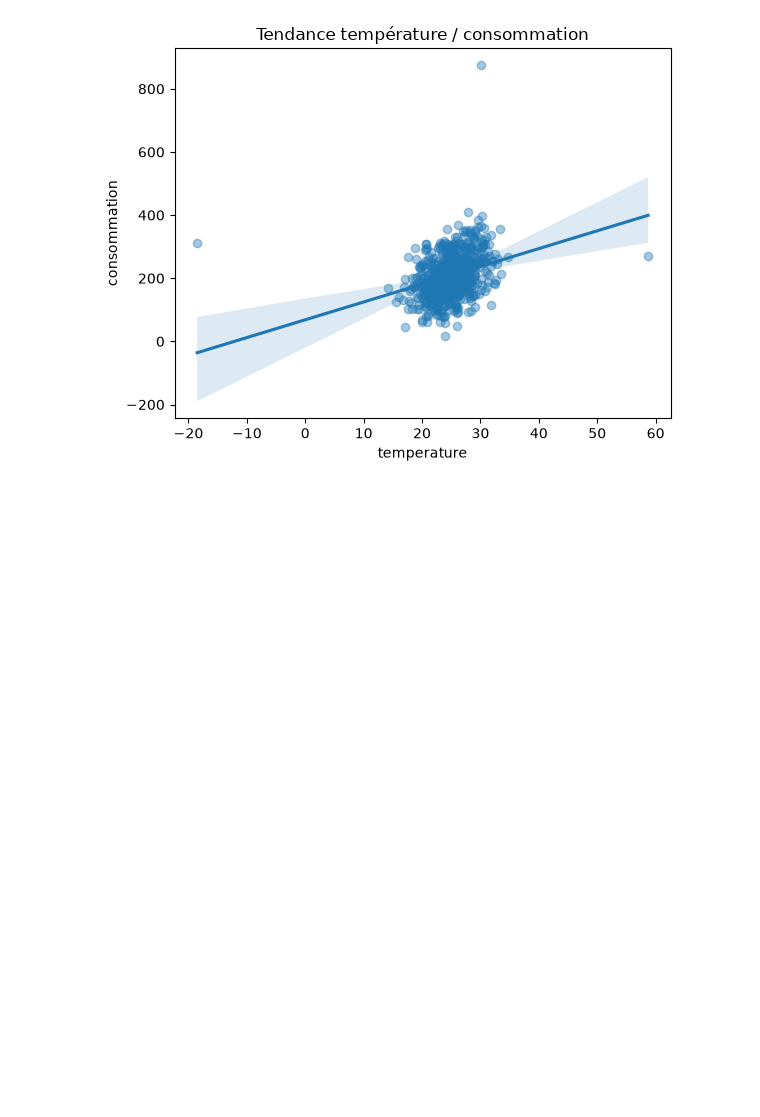
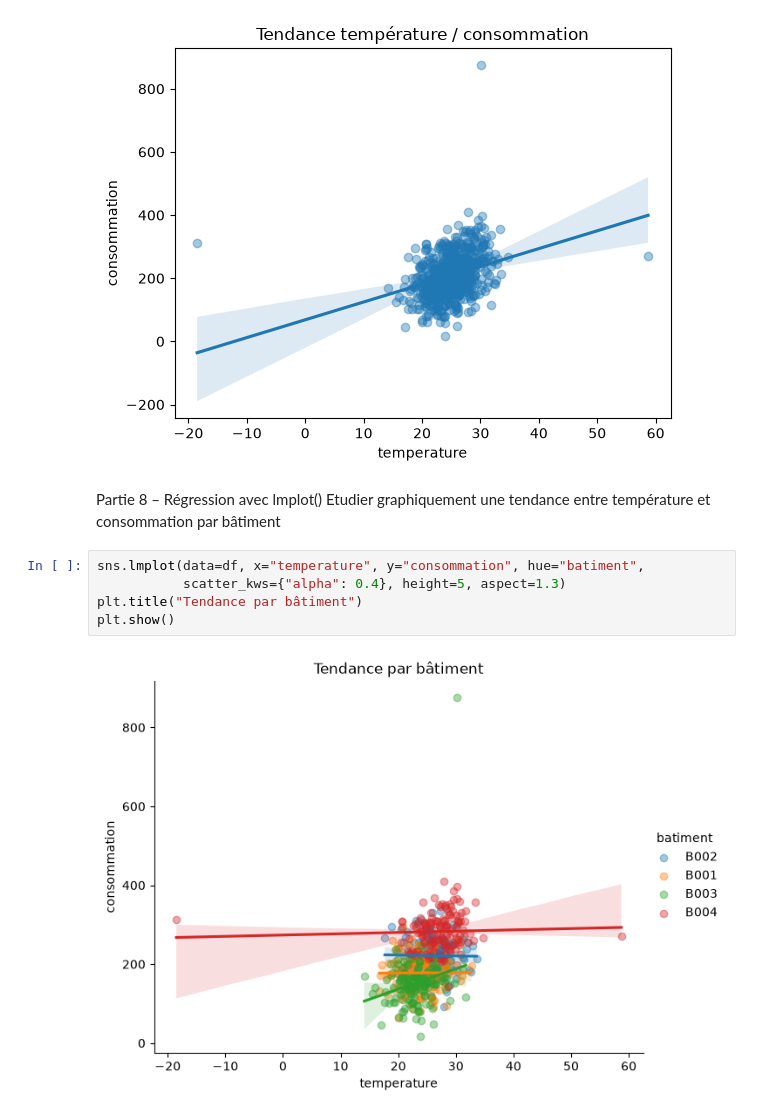
Before and after one commit to yohanfredyh/atelier_seaborn, a Jupyter notebook: notebooks/atelier_seaborn_iot.ipynb, the cells around one changed output. Cells and saved outputs as stored; diff of their text form; blank space fills up the shorter version.

Commit message:
partie 8

```diff
--- a/notebooks/atelier_seaborn_iot.ipynb
+++ b/notebooks/atelier_seaborn_iot.ipynb
@@ -312,3 +312,13 @@ plt.title("Tendance température / consommation")
 plt.show()
 # %% [output]
 [figure]
+# %% [markdown]
+Partie 8 – Régression avec lmplot()
+Etudier graphiquement une tendance entre température et consommation par bâtiment
+# %%
+sns.lmplot(data=df, x="temperature", y="consommation", hue="batiment",
+           scatter_kws={"alpha": 0.4}, height=5, aspect=1.3)
+plt.title("Tendance par bâtiment")
+plt.show()
+# %% [output]
+[figure, added]
```
